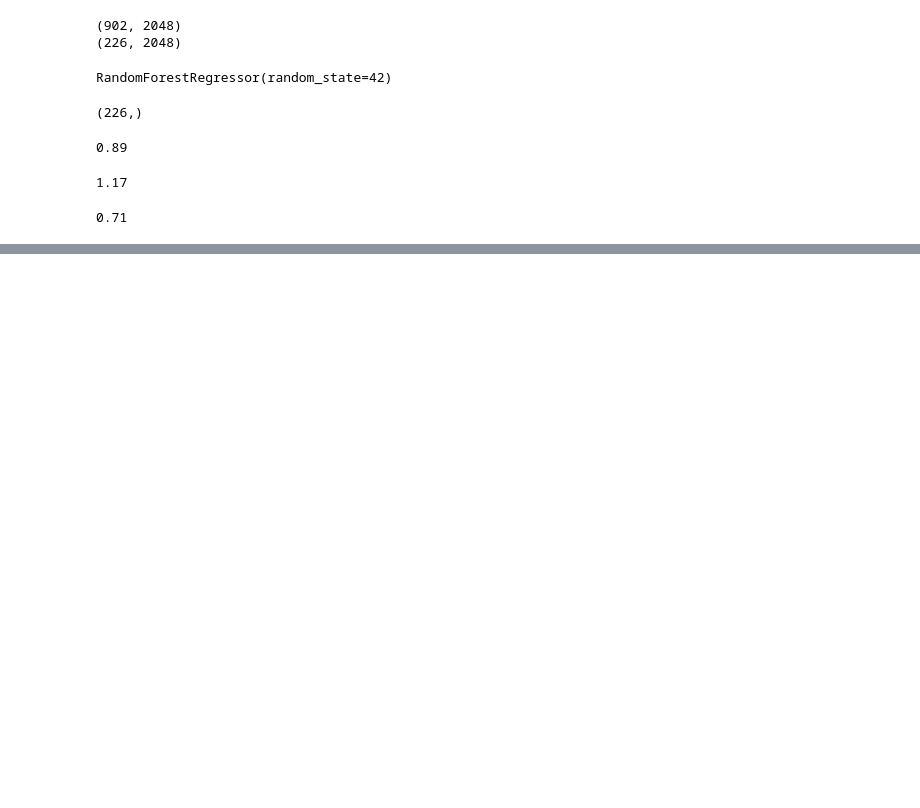
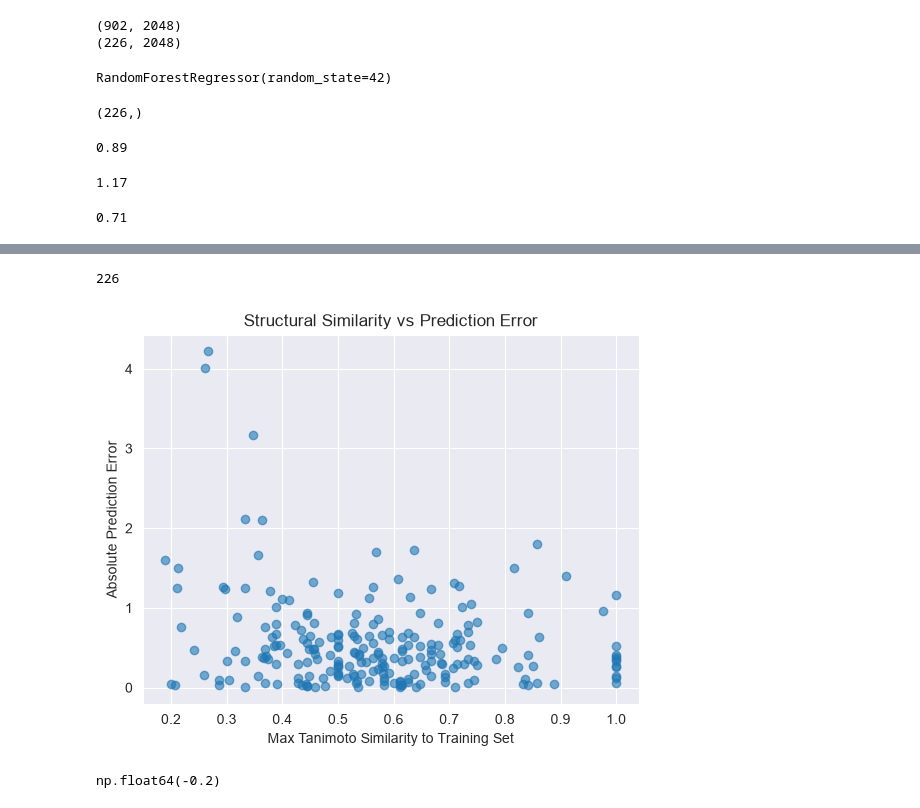
Before and after one commit to bernakayaoglu/Molecular-Solubility-Analysis, a Jupyter notebook: Molecular_Solubility_Analysis.ipynb, the cells around one changed output, grey strips where cells are left out. Saved outputs shown, nothing was run; the diff lists cells and outputs as text; code cells hidden in the pictures; blank space fills up the shorter version.

```diff
--- a/Molecular_Solubility_Analysis.ipynb
+++ b/Molecular_Solubility_Analysis.ipynb
@@ -1862,0 +2189,6 @@ These results suggest that molecular descriptors and fingerprints provide differ
+# %%
+most_similar_position = vamidothion_similarities.index(
+    max_vamidothion_similarity
+)
+# %%
+most_similar_index = train_fingerprints.index[most_similar_position]
@@ -1862,0 +2253,44 @@ These results suggest that molecular descriptors and fingerprints provide differ
+# %%
+test_max_similarities = []
+for idx in y_test.index:
+
+    query_fp = df.loc[idx, "MorganFingerprint"]
+
+    similarities = DataStructs.BulkTanimotoSimilarity(
+        query_fp,
+        train_fp_list
+    )
+
+    test_max_similarities.append(
+        max(similarities)
+    )
+# %%
+len(test_max_similarities)
+# %% [output]
+226
+# %%
+test_max_similarity_series = pd.Series(
+    test_max_similarities,
+    index=y_test.index
+)
+# %%
+plt.scatter(
+    test_max_similarity_series,
+    combined_rf_absolute_errors,
+    alpha=0.6
+)
+
+plt.xlabel("Max Tanimoto Similarity to Training Set")
+plt.ylabel("Absolute Prediction Error")
+plt.title("Structural Similarity vs Prediction Error")
+plt.show()
+# %% [output]
+[figure, added]
+# %%
+similarity_error_correlation = test_max_similarity_series.corr(
+    combined_rf_absolute_errors
+)
+
+round(similarity_error_correlation, 2)
+# %% [output]
+np.float64(-0.2)
```
Also changed, not shown: parts of 70 cells of this notebook, 2 other files.
